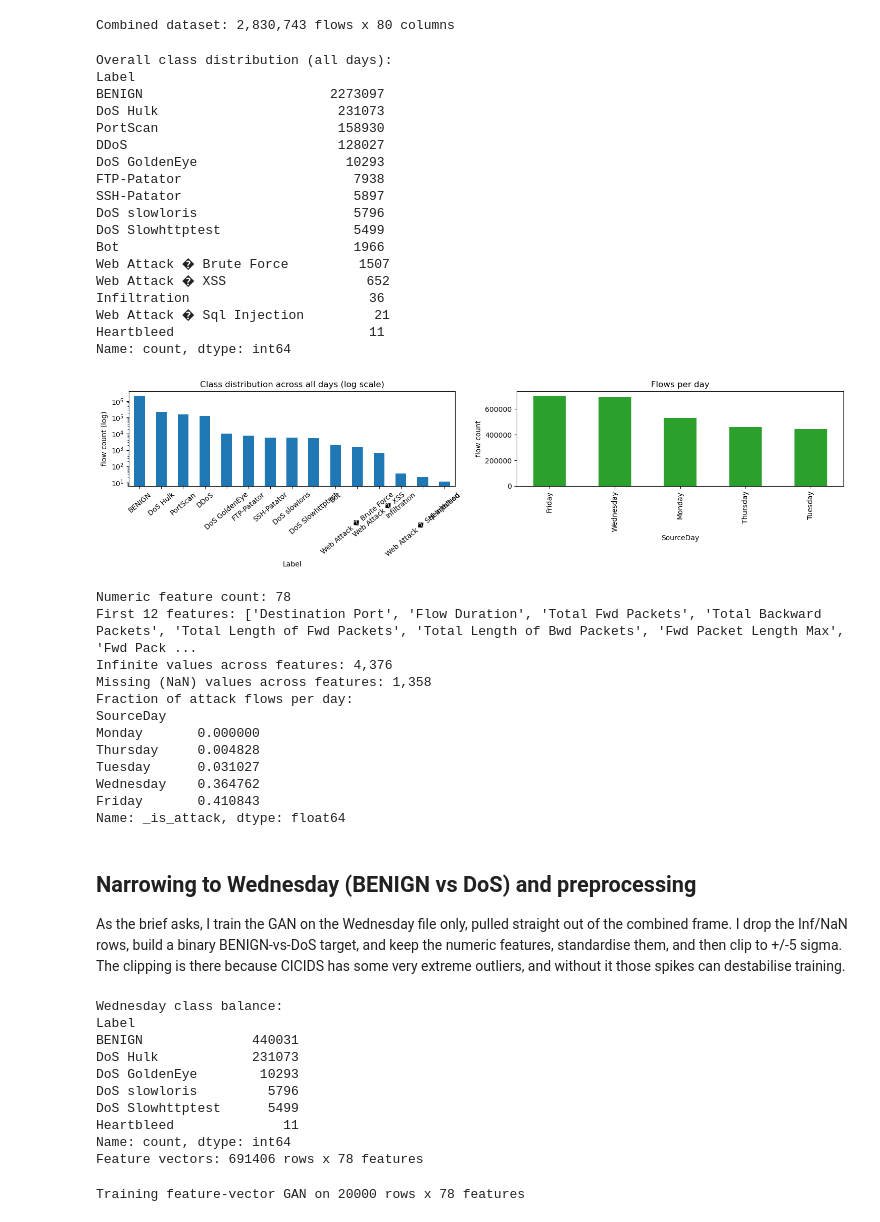
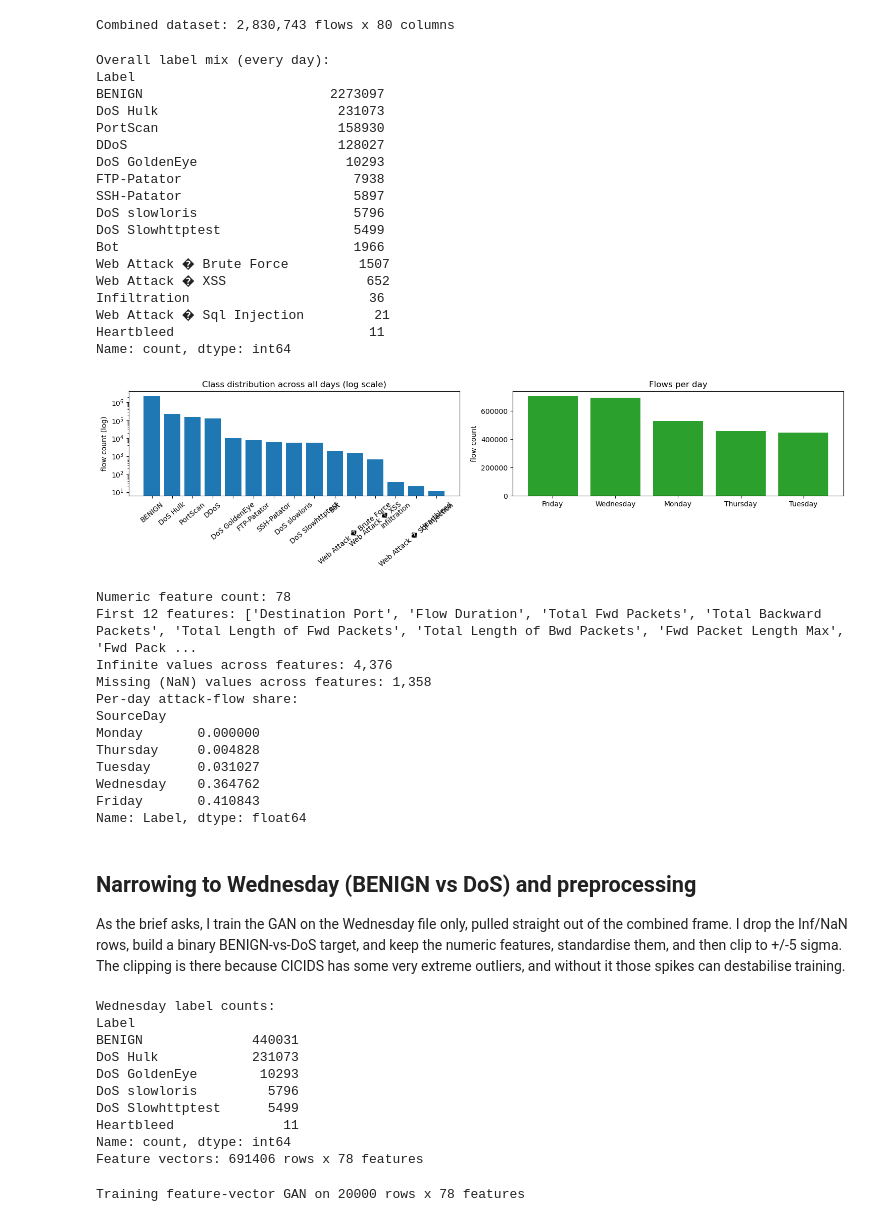
Before and after one commit to nithinreddy2003/GAN_Assignments, a Jupyter notebook: Set 2/GAN_Assignment_Set2_Final.ipynb, the cells around one changed output. Saved outputs shown, nothing was run; the diff lists cells and outputs as text; code cells hidden in the pictures.

```diff
--- a/Set 2/GAN_Assignment_Set2_Final.ipynb
+++ b/Set 2/GAN_Assignment_Set2_Final.ipynb
@@ -1176,7 +1161,7 @@ from sklearn.preprocessing import StandardScaler
 from sklearn.decomposition import PCA
 from sklearn.manifold import TSNE
 
-CICIDS_CSV_FILES = [
+CICIDS_FILE_NAMES = [
     "Monday-WorkingHours.pcap_ISCX.csv", "Tuesday-WorkingHours.pcap_ISCX.csv",
     "Wednesday-workingHours.pcap_ISCX.csv", "Thursday-WorkingHours-Morning-WebAttacks.pcap_ISCX.csv",
     "Thursday-WorkingHours-Afternoon-Infilteration.pcap_ISCX.csv", "Friday-WorkingHours-Morning.pcap_ISCX.csv",
@@ -1186,9 +1171,9 @@ CICIDS_CSV_FILES = [
 with open(os.devnull, "w") as _d, contextlib.redirect_stdout(_d), contextlib.redirect_stderr(_d):
     CICIDS_DIR = kagglehub.dataset_download("chethuhn/network-intrusion-dataset")
 file_index = {f: os.path.join(dp, f) for dp, _, fs in os.walk(CICIDS_DIR) for f in fs}
-cicids_csv_paths = [file_index.get(name) for name in CICIDS_CSV_FILES]
+cicids_csv_paths = [file_index.get(name) for name in CICIDS_FILE_NAMES]
 
-missing_files = [name for name, path in zip(CICIDS_CSV_FILES, cicids_csv_paths) if path is None]
+missing_files = [name for name, path in zip(CICIDS_FILE_NAMES, cicids_csv_paths) if path is None]
 if missing_files:
     raise FileNotFoundError(f"CICIDS CSV files not found under {CICIDS_DIR}: {missing_files}")
 
@@ -1234,72 +1220,70 @@ print(f"Combined dataset: {combined_frame.shape[0]:,} flows x {combined_frame.sh
 Combined dataset: 2,830,743 flows x 80 columns
 # %%
 # class balance across all days, and flows per day
-overall_class_distribution = combined_frame["Label"].value_counts()
-print("Overall class distribution (all days):")
-print(overall_class_distribution)
-
-exploration_figure, exploration_axes = plt.subplots(1, 2, figsize=(15, 4))
-overall_class_distribution.plot(kind="bar", ax=exploration_axes[0], color="#1f77b4", logy=True)
-exploration_axes[0].set_title("Class distribution across all days (log scale)")
-exploration_axes[0].set_ylabel("flow count (log)")
-exploration_axes[0].tick_params(axis="x", rotation=40)
-combined_frame["SourceDay"].value_counts().plot(kind="bar", ax=exploration_axes[1], color="#2ca02c")
-exploration_axes[1].set_title("Flows per day")
-exploration_axes[1].set_ylabel("flow count")
-exploration_figure.tight_layout()
-exploration_figure.savefig(os.path.join(RESULTS_DIRECTORY, "cicids_class_distribution.png"), dpi=150, bbox_inches="tight")
+class_counts = combined_frame["Label"].value_counts()
+day_counts = combined_frame["SourceDay"].value_counts()
+print("Overall label mix (every day):")
+print(class_counts)
+fig, (ax_class, ax_day) = plt.subplots(1, 2, figsize=(15, 4))
+ax_class.bar(class_counts.index.astype(str), class_counts.to_numpy(), color="#1f77b4")
+ax_class.set_yscale("log")
+ax_class.set_title("Class distribution across all days (log scale)")
+ax_class.set_ylabel("flow count (log)")
+ax_class.tick_params(axis="x", rotation=40)
+ax_day.bar(day_counts.index.astype(str), day_counts.to_numpy(), color="#2ca02c")
+ax_day.set_title("Flows per day")
+ax_day.set_ylabel("flow count")
+fig.tight_layout()
 plt.show()
 # %% [output]
-Overall class distribution (all days):
+Overall label mix (every day):
 Label
 BENIGN                        2273097
 DoS Hulk                       231073
 PortScan                       158930
 DDoS                           128027
 DoS GoldenEye                   10293
 FTP-Patator                      7938
 SSH-Patator                      5897
 DoS slowloris                    5796
 DoS Slowhttptest                 5499
 Bot                              1966
 Web Attack � Brute Force         1507
 Web Attack � XSS                  652
 Infiltration                       36
 Web Attack � Sql Injection         21
 Heartbleed                         11
 Name: count, dtype: int64
-[figure, old version]
+[figure, new version]
 # %%
 # feature overview and a quick data-quality check
-numeric_feature_columns = combined_frame.drop(columns=["Label", "SourceDay"]).select_dtypes(include=[np.number]).columns.tolist()
+numeric_feature_columns = [column for column in combined_frame.columns
+                           if column not in ("Label", "SourceDay")
+                           and np.issubdtype(combined_frame[column].dtype, np.number)]
 print(f"Numeric feature count: {len(numeric_feature_columns)}")
 print("First 12 features:", numeric_feature_columns[:12])
-
-numeric_block = combined_frame[numeric_feature_columns].to_numpy()
-print(f"Infinite values across features: {int(np.isinf(numeric_block).sum()):,}")
-print(f"Missing (NaN) values across features: {int(np.isnan(numeric_block).sum()):,}")
-del numeric_block
-
+_quality_block = combined_frame[numeric_feature_columns].to_numpy()
+print(f"Infinite values across features: {int(np.isinf(_quality_block).sum()):,}")
+print(f"Missing (NaN) values across features: {int(np.isnan(_quality_block).sum()):,}")
+del _quality_block
 # attack fraction per day (which days are attack-heavy)
-attack_fraction_per_day = (
-    combined_frame.assign(_is_attack=(combined_frame["Label"] != "BENIGN").astype(int))
-    .groupby("SourceDay")["_is_attack"].mean().sort_values()
-)
-print("Fraction of attack flows per day:")
+attack_flag = combined_frame["Label"].ne("BENIGN").astype(int)
+attack_fraction_per_day = attack_flag.groupby(combined_frame["SourceDay"]).mean().sort_values()
+print("Per-day attack-flow share:")
 print(attack_fraction_per_day)
 # %% [output]
 Numeric feature count: 78
 First 12 features: ['Destination Port', 'Flow Duration', 'Total Fwd Packets', 'Total Backward Packets', 'Total Length of Fwd Packets', 'Total Length of Bwd Packets', 'Fwd Packet Length Max', 'Fwd Pack ...
 Infinite values across features: 4,376
 Missing (NaN) values across features: 1,358
-Fraction of attack flows per day:
+Per-day attack-flow share:
 SourceDay
 Monday       0.000000
 Thursday     0.004828
 Tuesday      0.031027
 Wednesday    0.364762
 Friday       0.410843
-Name: _is_attack, dtype: float64
+Name: Label, dtype: float64
 # %% [markdown]
 ## Narrowing to Wednesday (BENIGN vs DoS) and preprocessing
 
@@ -1309,7 +1293,7 @@ wednesday_frame = combined_frame[combined_frame["SourceDay"] == "Wednesday"].cop
 if wednesday_frame.empty:
     raise ValueError("No Wednesday rows found in the combined dataset - check the file names.")
 
-print("Wednesday class balance:")
+print("Wednesday label counts:")
 print(wednesday_frame["Label"].value_counts())
 
 # drop the Inf/NaN rows the flow features introduce
@@ -1334,7 +1318,7 @@ print(f"Feature vectors: {feature_matrix.shape[0]} rows x {feature_matrix.shape[
 feature_scaler = StandardScaler().fit(feature_matrix)
 scaled_features = np.clip(feature_scaler.transform(feature_matrix), -5.0, 5.0).astype(np.float32)
 # %% [output]
-Wednesday class balance:
+Wednesday label counts:
 Label
 BENIGN              440031
 DoS Hulk            231073
```
Also changed, not shown: parts of 37 cells of this notebook.
